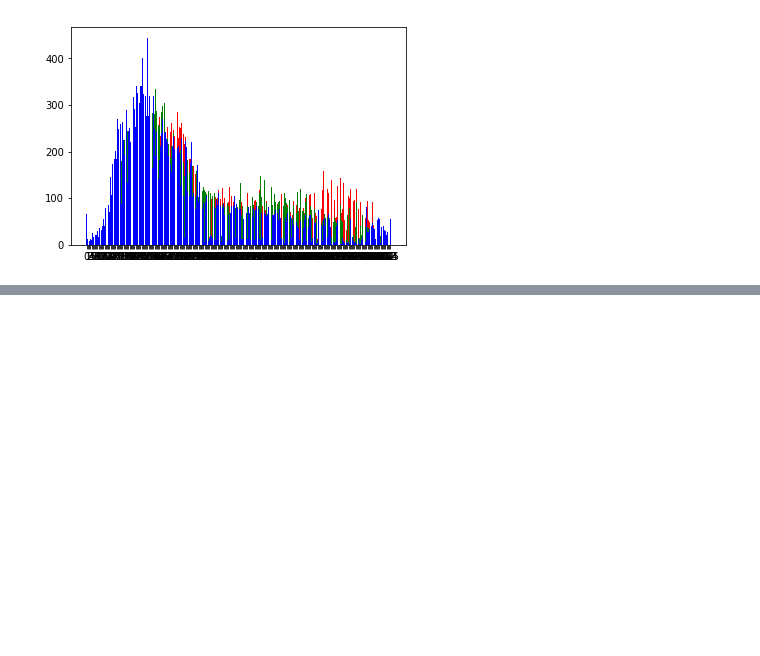
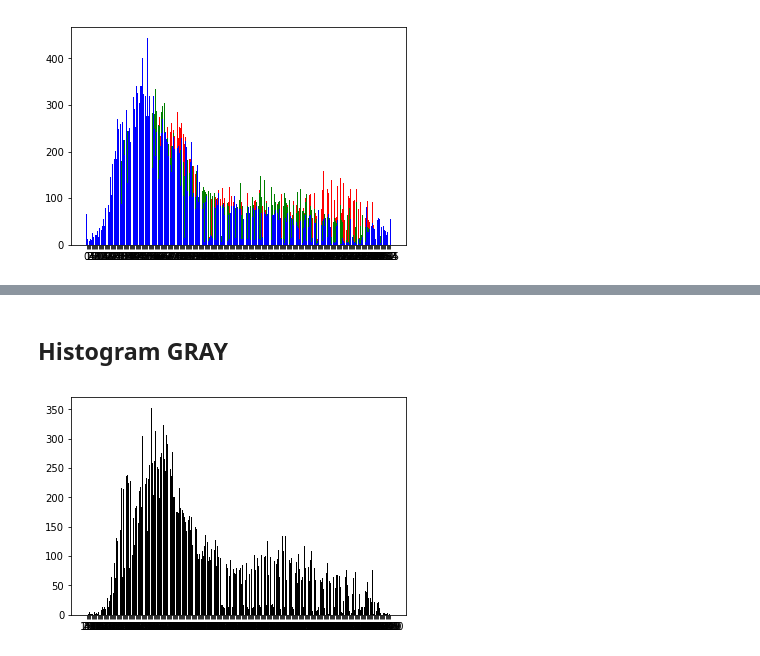
Before and after one commit to ivanakonatar/Project, a Jupyter notebook: ProjectHistogram.ipynb, the cells around one changed output, grey strips where cells are left out. Cells and saved outputs as stored; diff of their text form; code cells hidden in the pictures; blank space fills up the shorter version.

```diff
--- a/ProjectHistogram.ipynb
+++ b/ProjectHistogram.ipynb
@@ -91,0 +102,16 @@ plt.show()
+# %% [markdown]
+## Histogram GRAY
+# %%
+for i in range(len(gray)):
+    for j in range(len(gray[0])):
+        gray[i][j]=int(gray[i][j])
+
+d_gr = f(gray)
+
+
+plt.bar(range(len(d_gr)), list(d_gr.values()), align='center', color='black')
+plt.xticks(range(len(d_gr)), list(d_gr.keys()))
+
+plt.show()
+# %% [output]
+[figure, added]
```
Also changed, not shown: parts of 4 cells of this notebook.
